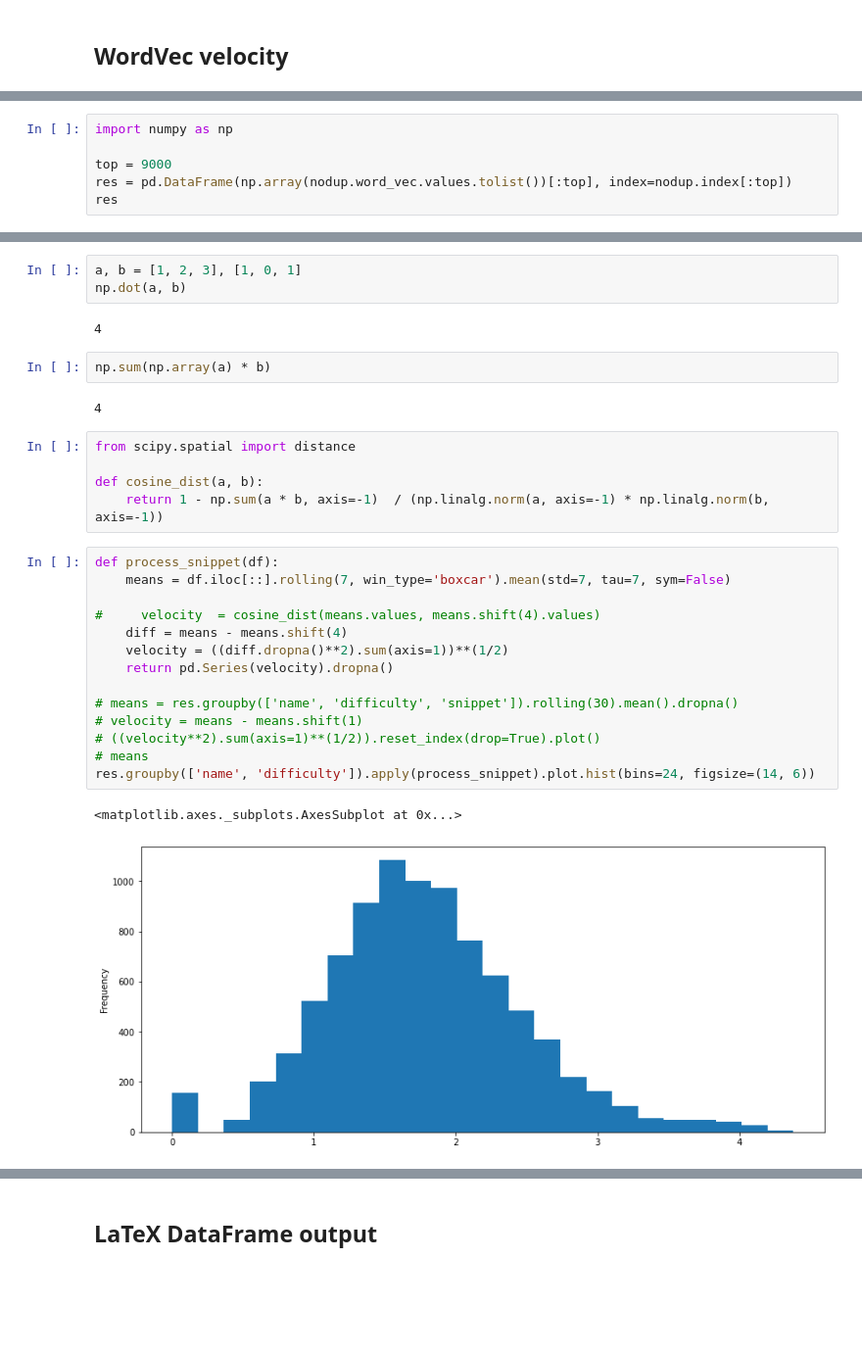
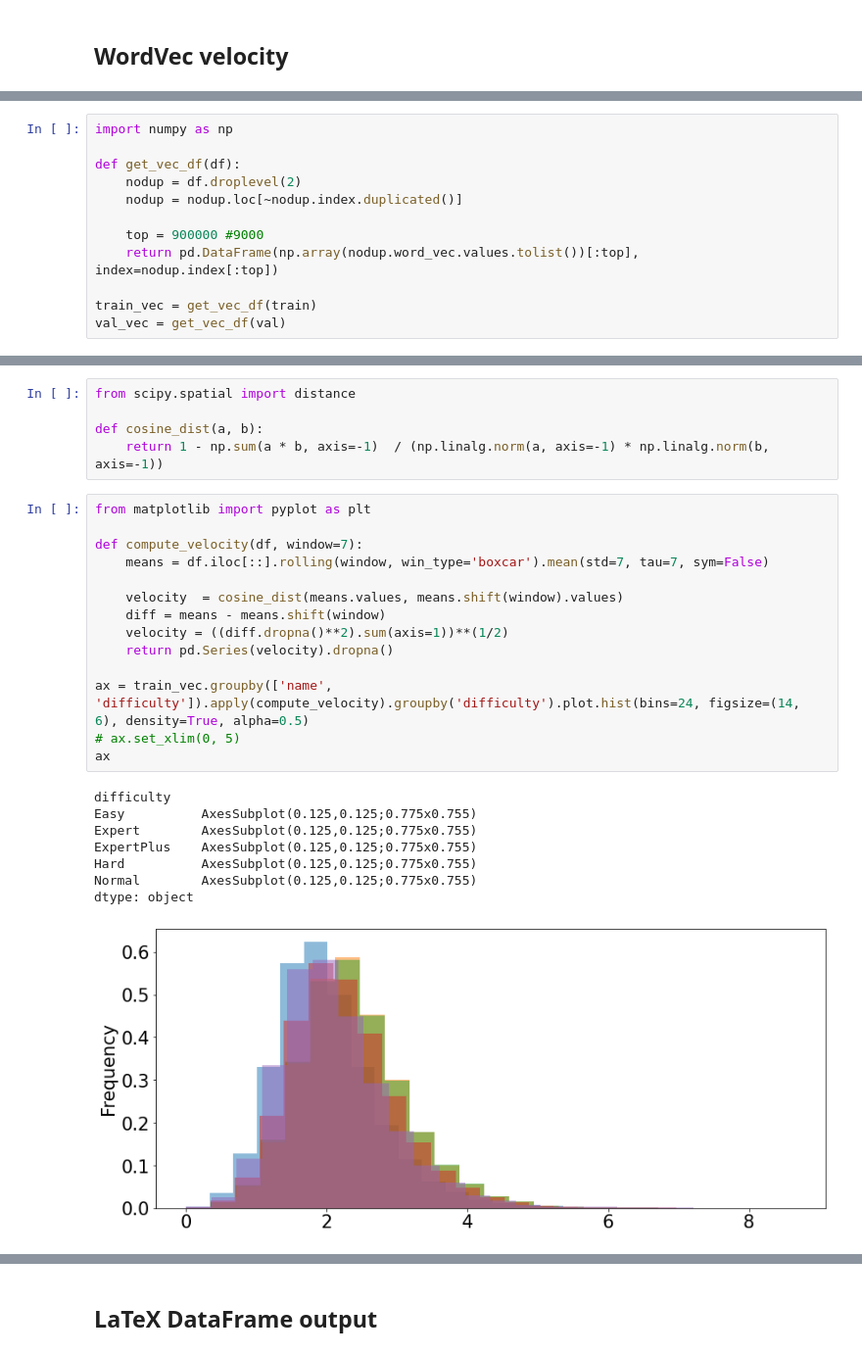
Before and after one commit to ronaldluc/DeepSaber, a Jupyter notebook: src/notebooks/data_exploration.ipynb, the cells around one changed output, grey strips where cells are left out. Shown: that part at 98% size. Saved outputs shown, nothing was run; the diff lists cells and outputs as text; blank space fills up the shorter version.

```diff
--- a/src/notebooks/data_exploration.ipynb
+++ b/src/notebooks/data_exploration.ipynb
@@ -202,6 +171,12 @@ Name: word_vec, Length: 120702, dtype: object
 # %%
 import numpy as np
 
-top = 9000
-res = pd.DataFrame(np.array(nodup.word_vec.values.tolist())[:top], index=nodup.index[:top])
-res
+def get_vec_df(df):
+    nodup = df.droplevel(2)
+    nodup = nodup.loc[~nodup.index.duplicated()]
+
+    top = 900000 #9000
+    return pd.DataFrame(np.array(nodup.word_vec.values.tolist())[:top], index=nodup.index[:top])
+
+train_vec = get_vec_df(train)
+val_vec = get_vec_df(val)
@@ -223,31 +183,28 @@ res
-# %%
-a, b = [1, 2, 3], [1, 0, 1]
-np.dot(a, b)
-# %% [output]
-4
-# %%
-np.sum(np.array(a) * b)
-# %% [output]
-4
 # %%
 from scipy.spatial import distance
 
 def cosine_dist(a, b):
     return 1 - np.sum(a * b, axis=-1)  / (np.linalg.norm(a, axis=-1) * np.linalg.norm(b, axis=-1))
 # %%
-def process_snippet(df):
-    means = df.iloc[::].rolling(7, win_type='boxcar').mean(std=7, tau=7, sym=False)
+from matplotlib import pyplot as plt
 
-#     velocity  = cosine_dist(means.values, means.shift(4).values)
-    diff = means - means.shift(4)
+def compute_velocity(df, window=7):
+    means = df.iloc[::].rolling(window, win_type='boxcar').mean(std=7, tau=7, sym=False)
+
+    velocity  = cosine_dist(means.values, means.shift(window).values)
+    diff = means - means.shift(window)
     velocity = ((diff.dropna()**2).sum(axis=1))**(1/2)
     return pd.Series(velocity).dropna()
 
-# means = res.groupby(['name', 'difficulty', 'snippet']).rolling(30).mean().dropna()
-# velocity = means - means.shift(1)
-# ((velocity**2).sum(axis=1)**(1/2)).reset_index(drop=True).plot()
-# means
-res.groupby(['name', 'difficulty']).apply(process_snippet).plot.hist(bins=24, figsize=(14, 6))
+ax = train_vec.groupby(['name', 'difficulty']).apply(compute_velocity).groupby('difficulty').plot.hist(bins=24, figsize=(14, 6), density=True, alpha=0.5)
+# ax.set_xlim(0, 5)
+ax
 # %% [output]
-<matplotlib.axes._subplots.AxesSubplot at 0x...>
+difficulty
+Easy          AxesSubplot(0.125,0.125;0.775x0.755)
+Expert        AxesSubplot(0.125,0.125;0.775x0.755)
+ExpertPlus    AxesSubplot(0.125,0.125;0.775x0.755)
+Hard          AxesSubplot(0.125,0.125;0.775x0.755)
+Normal        AxesSubplot(0.125,0.125;0.775x0.755)
+dtype: object
-[figure, old version]
+[figure, new version]
```
Also changed, not shown: parts of 20 cells of this notebook, 8 other files.
